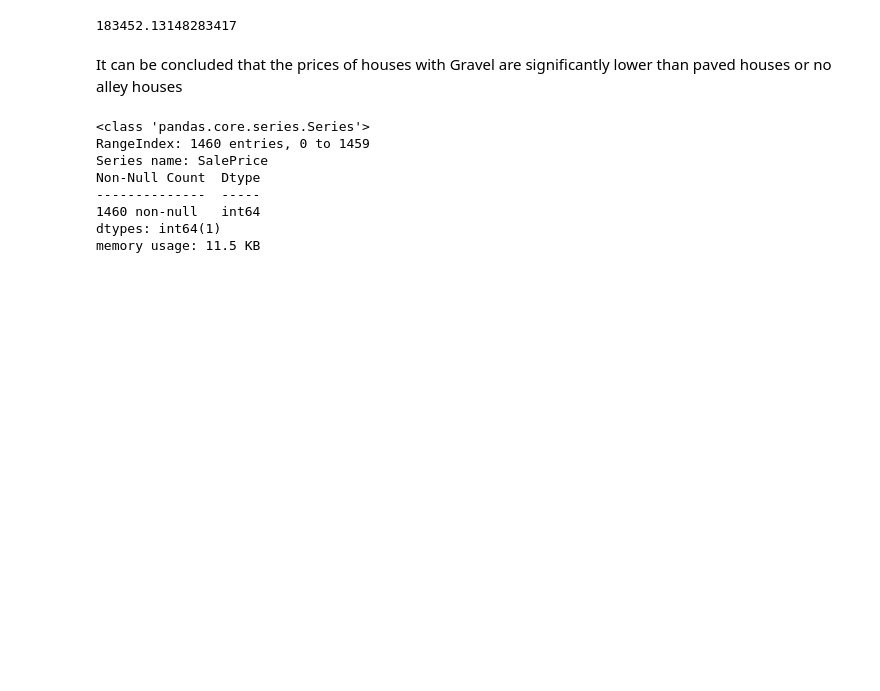
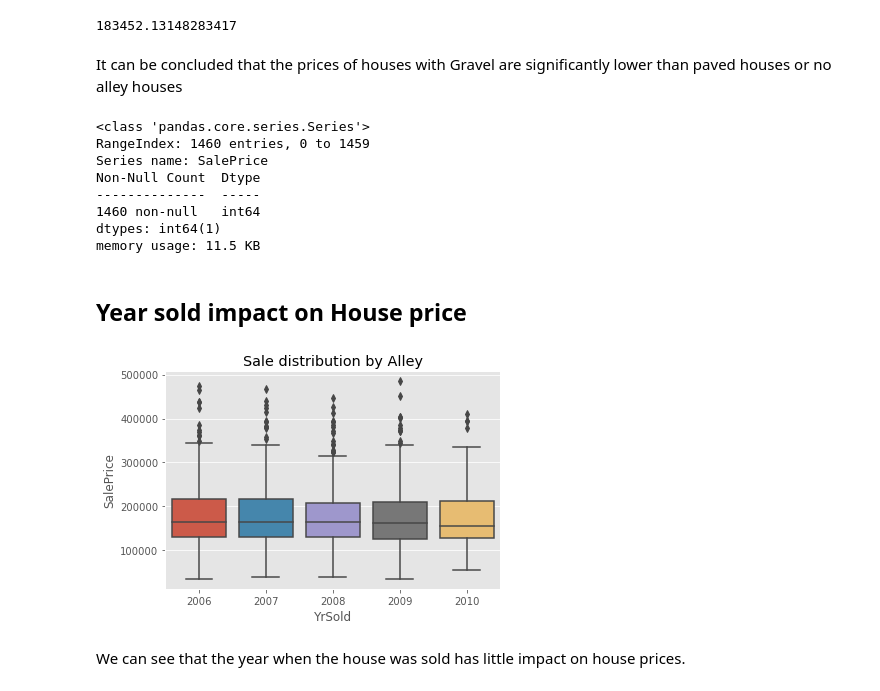
Before and after one commit to Yichen575/kaggle-projects, a Jupyter notebook: house-prices-advanced-regression-techniques/Analysis.ipynb, the cells around one changed output. Saved outputs shown, nothing was run; the diff lists cells and outputs as text; code cells hidden in the pictures; blank space fills up the shorter version.

```diff
--- a/house-prices-advanced-regression-techniques/Analysis.ipynb
+++ b/house-prices-advanced-regression-techniques/Analysis.ipynb
@@ -96,3 +98,13 @@ Non-Null Count  Dtype
 1460 non-null   int64
 dtypes: int64(1)
 memory usage: 11.5 KB
+# %% [markdown]
+## Year sold impact on House price
+# %%
+sns.boxplot(x='YrSold', y='SalePrice', data=train[train['SalePrice']< 500000])
+plt.title('Sale distribution by Alley')
+plt.show()
+# %% [output]
+[figure, added]
+# %% [markdown]
+We can see that the year when the house was sold has little impact on house prices.
```
Also changed, not shown: parts of 1 cell of this notebook.
